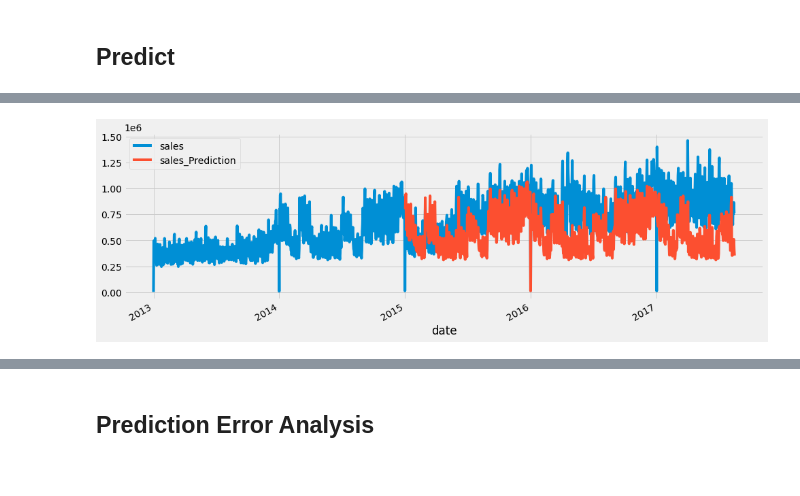
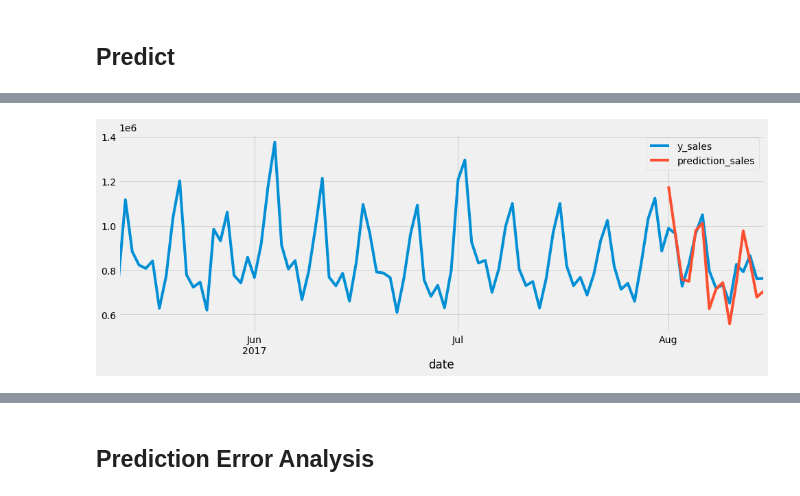
Before and after one commit to Oliss4t/BHT_Store_Sales_Time_Series_Forecasting, a Jupyter notebook: Decision Tree and Random Forest.ipynb, the cells around one changed output, grey strips where cells are left out. Drawn from its saved outputs; the diff is of its cells as text; code cells hidden in the pictures.

```diff
--- a/Decision Tree and Random Forest.ipynb
+++ b/Decision Tree and Random Forest.ipynb
@@ -120,6 +86,6 @@ def create_features(df, label=None):
 # %%
-X_train, y_train = create_features(train_, label='sales')
-X_test, y_test = create_features(validate_, label='sales')
+X_train, y_train = create_features(train, label='sales')
+X_test, y_test = create_features(validation, label='sales')
 # %%
 X_train
 # %% [output]
@@ -156,8 +123,14 @@ Name: sales, Length: 729, dtype: float64
 # %% [markdown]
 ## Train Model
+# %%
+# in x_train and y_train remove Nans and replace with 0
+X_train = X_train.fillna(0)
+y_train = y_train.fillna(0)
+y_test = y_test.fillna(0)
+X_test = X_test.fillna(0)
 # %%
 reg = DecisionTreeRegressor(max_depth = 20)
-reg.fit(X_train, y_train)
+reg.fit(X_train, y_train['y_difference'])
 # %% [output]
 DecisionTreeRegressor(max_depth=20)
 # %%
@@ -173,7 +167,7 @@ y_pred_test = reg.predict(X_test)
 # %%
-validate_['sales_Prediction'] = reg.predict(X_test)
-
-data_all = pd.concat([validate_, train_], sort=False)
+validation['prediction_difference'] = reg.predict(X_test)
+validation['prediction_sales'] =validation['prediction_difference'] + validation['x_sales']
+data_all = pd.concat([train, validation], sort=False)
 data_all
 # %% [output]
 |  | sales | date | hour | dayofweek | quarter | month | year | dayofyear | dayofmonth | weekofyear | ... |
@@ -211,4 +187,4 @@ data_all[data_all['sales_Prediction'].isnull()]
 # %%
-_ = data_all[['sales','sales_Prediction']].plot(figsize=(15, 5))
+_ = data_all[['y_sales','prediction_sales']].tail(16*6).plot(figsize=(15, 5))
 # %% [output]
-[figure, old version]
+[figure, new version]
```
Also changed, not shown: parts of 20 cells of this notebook.
